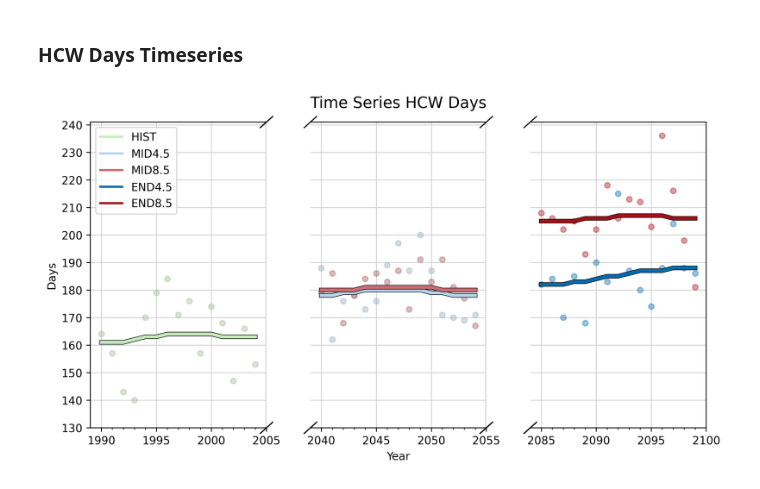
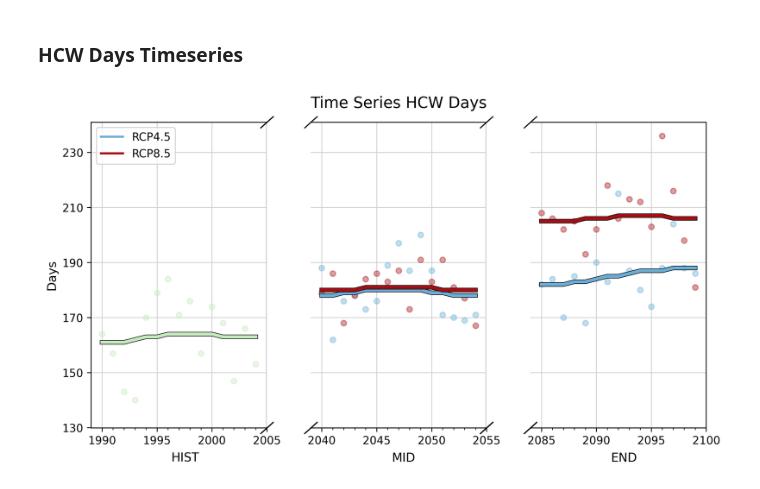
Before and after one commit to caitroufa/SYN_SERV, a Jupyter notebook: Code/Time_Series.ipynb, the cells around one changed output. Cells and saved outputs as stored; diff of their text form; code cells hidden in the pictures.

Commit message:
Update colors time series

```diff
--- a/Code/Time_Series.ipynb
+++ b/Code/Time_Series.ipynb
@@ -514,15 +518,15 @@ fig, (ax1, ax2, ax3) = plt.subplots(1, 3, sharex=False, figsize=(10, 5), dpi=300
 fig.subplots_adjust(wspace=0.25)
 
 ax2.set_title('Time Series HCW Days', fontsize=14, pad=13)
-ax2.set_xlabel('Year', fontsize=10)
-ax1.set_ylabel('Days', fontsize=10)
+# ax2.set_xlabel('Year', fontsize=10)
+ax1.set_ylabel('Days', fontsize=11)
 
 # annual days scatter plot
-ax1.scatter(hcw_days_HIST.index, hcw_days_HIST.values, c='#9ebb96', alpha=0.4, zorder=2, s=25)
-ax2.scatter(hcw_days_4p5MID.index, hcw_days_4p5MID.values, c='#91abbb', alpha=0.4, zorder=2, s=25)
-ax2.scatter(hcw_days_8p5MID.index, hcw_days_8p5MID.values, c='#a2585d', alpha=0.4, zorder=2, s=25)
-ax3.scatter(hcw_days_4p5END.index, hcw_days_4p5END.values, c='#006db3', alpha=0.4, zorder=2, s=25)
-ax3.scatter(hcw_days_8p5END.index, hcw_days_8p5END.values, c='#a51017', alpha=0.4, zorder=2, s=25)
+ax1.scatter(hcw_days_HIST.index, hcw_days_HIST.values, c='#c7e9c0', alpha=0.4, zorder=2, s=25)
+ax2.scatter(hcw_days_4p5MID.index, hcw_days_4p5MID.values, c='#6baed6', alpha=0.4, zorder=2, s=25)
+ax2.scatter(hcw_days_8p5MID.index, hcw_days_8p5MID.values, c='#a50f15', alpha=0.4, zorder=2, s=25)
+ax3.scatter(hcw_days_4p5END.index, hcw_days_4p5END.values, c='#6baed6', alpha=0.4, zorder=2, s=25)
+ax3.scatter(hcw_days_8p5END.index, hcw_days_8p5END.values, c='#a50f15', alpha=0.4, zorder=2, s=25)
 
 # gaussian fit - wider black smoothed lines
 ax1.plot(hcw_days_HIST.index, gaussian_HIST_days, c='black', lw=4, zorder=5)
@@ -532,11 +536,11 @@ ax3.plot(hcw_days_4p5END.index, gaussian_4p5END_days, c='black', lw=4, zorder=5)
 ax3.plot(hcw_days_8p5END.index, gaussian_8p5END_days, c='black', lw=4, zorder=5)
 
 # gaussian fit - colored smoothed lines
-ax1.plot(hcw_days_HIST.index, gaussian_HIST_days, c='#c5eabc', label='HIST', lw=3, zorder=5)
-ax2.plot(hcw_days_4p5MID.index, gaussian_4p5MID_days, c='#b5d6ea', label='MID4.5', lw=3, zorder=5)
-ax2.plot(hcw_days_8p5MID.index, gaussian_8p5MID_days, c='#ca6e74', label='MID8.5', lw=3, zorder=6)
-ax3.plot(hcw_days_4p5END.index, gaussian_4p5END_days, c='#006db3', label='END4.5', lw=3, zorder=5)
-ax3.plot(hcw_days_8p5END.index, gaussian_8p5END_days, c='#a51017', label='END8.5', lw=3, zorder=5)
+ax1.plot(hcw_days_HIST.index, gaussian_HIST_days, c='#c7e9c0', label='HIST', lw=3, zorder=5)
+ax2.plot(hcw_days_4p5MID.index, gaussian_4p5MID_days, c='#6baed6', label='MID4.5', lw=3, zorder=5)
+ax2.plot(hcw_days_8p5MID.index, gaussian_8p5MID_days, c='#a50f15', label='MID8.5', lw=3, zorder=6)
+ax3.plot(hcw_days_4p5END.index, gaussian_4p5END_days, c='#6baed6', label='END4.5', lw=3, zorder=5)
+ax3.plot(hcw_days_8p5END.index, gaussian_8p5END_days, c='#a50f15', label='END8.5', lw=3, zorder=5)
 
 ax1.set_ylim(130, 241)
 ax2.set_ylim(130, 241)
@@ -567,38 +571,40 @@ ax2.plot([1, 1], [1, 0], transform = ax2.transAxes, **kwargs)
 ax2.plot([1, 0], [0, 1], transform = ax2.transAxes, **kwargs)
 ax3.plot([0, 0], [0, 1], transform = ax3.transAxes, **kwargs)
 
-yticks = np.arange(130, 241, 10)
+yticks = np.arange(130, 241, 20)
 ax1.set_yticks(yticks)
 ax2.set_yticks(yticks)
 ax3.set_yticks(yticks)
 
 minor_years_ax1 = np.arange(1990, 2006, 1)
 ax1.set_xticks(minor_years_ax1, minor = True)
 ax1.tick_params(axis = 'x', which = 'minor')
 
 minor_years_ax2 = np.arange(2040, 2056, 1)
 ax2.set_xticks(minor_years_ax2, minor = True)
 ax2.tick_params(axis = 'x', which = 'minor')
 
 minor_years_ax3 = np.arange(2085, 2101, 1)
 ax3.set_xticks(minor_years_ax3, minor = True)
 ax3.tick_params(axis = 'x', which = 'minor')
 
 ax1.grid(True, color = 'lightgray')
 ax2.grid(True, color = 'lightgray')
 ax3.grid(True,  color = 'lightgray')
 
 ax1.axvline(x = 2005, color = 'lightgray', lw = 1.8, zorder = 0.5)
 ax2.axvline(x = 2055, color = 'lightgray', lw = 1.8, zorder = 0.5)
 
-lines = [plt.Line2D([0], [0], color = '#c5eabc', lw = 2), plt.Line2D([0], [0], color = '#b5d6ea', lw = 2),
-                  plt.Line2D([0], [0], color = '#ca6e74', lw = 2), plt.Line2D([0], [0], color = '#006db3', lw = 2),
-                  plt.Line2D([0], [0], color = '#a51017', lw = 2)]
-labels = ['HIST', 'MID4.5', 'MID8.5', 'END4.5', 'END8.5']
+lines = [plt.Line2D([0], [0], color = '#6baed6', lw = 2), plt.Line2D([0], [0], color = '#a50f15', lw = 2)]
+labels = ['RCP4.5', 'RCP8.5']
 
 ax1.legend(lines, labels, loc = 'upper left')
 
-#plt.savefig('time_series_days.png', dpi = 500, bbox_inches = 'tight')
+plt.figtext(0.226, 0.025, 'HIST', fontsize = 11)
+plt.figtext(0.504, 0.025, 'MID', fontsize = 11)
+plt.figtext(0.78, 0.025, 'END', fontsize = 11)
+
+plt.savefig('../Plots/time_series_days.png', dpi = 500, bbox_inches = 'tight')
 plt.show()
 # %% [output]
-[figure, old version]
+[figure, new version]
```
Also changed, not shown: parts of 2 cells of this notebook.
